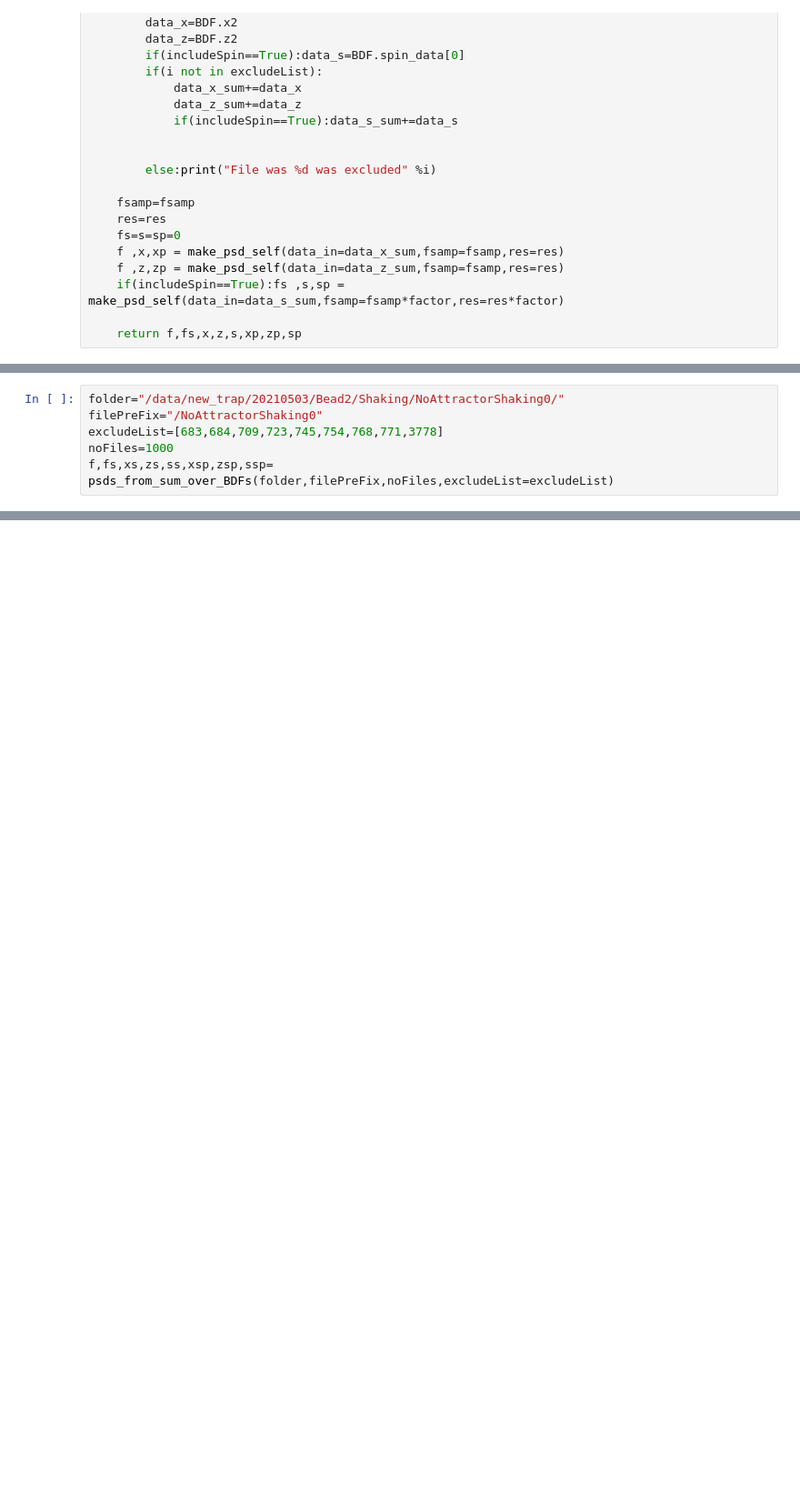
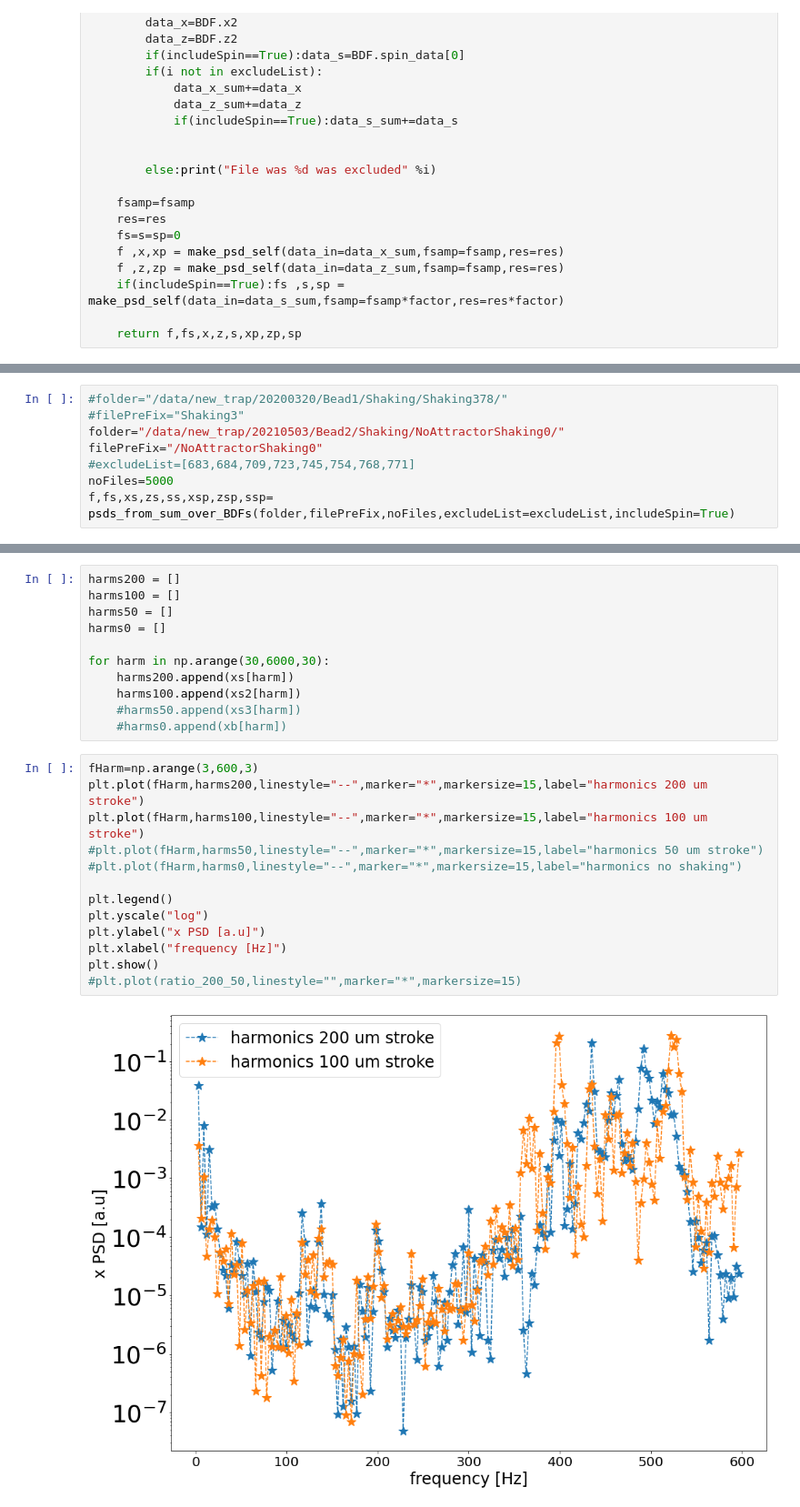
Before and after one commit to stanfordbeads/New_trap_code, a Jupyter notebook: Scripts/AFAnalysis/BackgroundAnalysis/ShakingWithoutAttractor_20210426.ipynb, the cells around one changed output, grey strips where cells are left out. Shown at 91% size. Cells and saved outputs as stored; diff of their text form; blank space fills up the shorter version.

```diff
--- a/Scripts/AFAnalysis/BackgroundAnalysis/ShakingWithoutAttractor_20210426.ipynb
+++ b/Scripts/AFAnalysis/BackgroundAnalysis/ShakingWithoutAttractor_20210426.ipynb
@@ -99,7 +71,9 @@ noFiles=1000
 f,fs,xb,zb,sb,xbp,zbp,sbp= psds_from_sum_over_BDFs(folder,filePreFix,noFiles,excludeList=excludeList)
 # %%
+#folder="/data/new_trap/20200320/Bead1/Shaking/Shaking378/"
+#filePreFix="Shaking3"
 folder="/data/new_trap/20210503/Bead2/Shaking/NoAttractorShaking0/"
 filePreFix="/NoAttractorShaking0"
-excludeList=[683,684,709,723,745,754,768,771,3778]
-noFiles=1000
-f,fs,xs,zs,ss,xsp,zsp,ssp= psds_from_sum_over_BDFs(folder,filePreFix,noFiles,excludeList=excludeList)
+#excludeList=[683,684,709,723,745,754,768,771]
+noFiles=5000
+f,fs,xs,zs,ss,xsp,zsp,ssp= psds_from_sum_over_BDFs(folder,filePreFix,noFiles,excludeList=excludeList,includeSpin=True)
@@ -117,0 +230,26 @@ f,fs,xs3,zs3,ss3,xsp3,zsp3,ssp3= psds_from_sum_over_BDFs(folder,filePreFix,noFil
+# %%
+harms200 = []
+harms100 = []
+harms50 = []
+harms0 = []
+
+for harm in np.arange(30,6000,30):
+    harms200.append(xs[harm])
+    harms100.append(xs2[harm])
+    #harms50.append(xs3[harm])
+    #harms0.append(xb[harm])
+# %%
+fHarm=np.arange(3,600,3)
+plt.plot(fHarm,harms200,linestyle="--",marker="*",markersize=15,label="harmonics 200 um stroke")
+plt.plot(fHarm,harms100,linestyle="--",marker="*",markersize=15,label="harmonics 100 um stroke")
+#plt.plot(fHarm,harms50,linestyle="--",marker="*",markersize=15,label="harmonics 50 um stroke")
+#plt.plot(fHarm,harms0,linestyle="--",marker="*",markersize=15,label="harmonics no shaking")
+
+plt.legend()
+plt.yscale("log")
+plt.ylabel("x PSD [a.u]")
+plt.xlabel("frequency [Hz]")
+plt.show()
+#plt.plot(ratio_200_50,linestyle="",marker="*",markersize=15)
+# %% [output]
+[figure, added]
```
Also changed, not shown: parts of 14 cells of this notebook, 22 other files.
